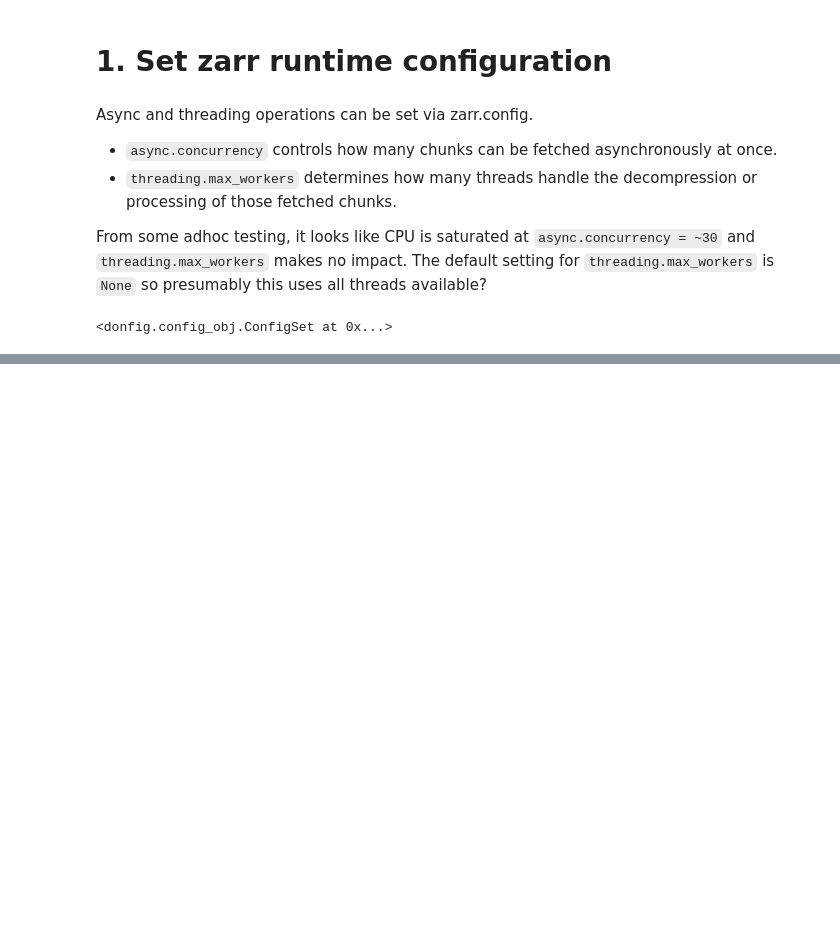
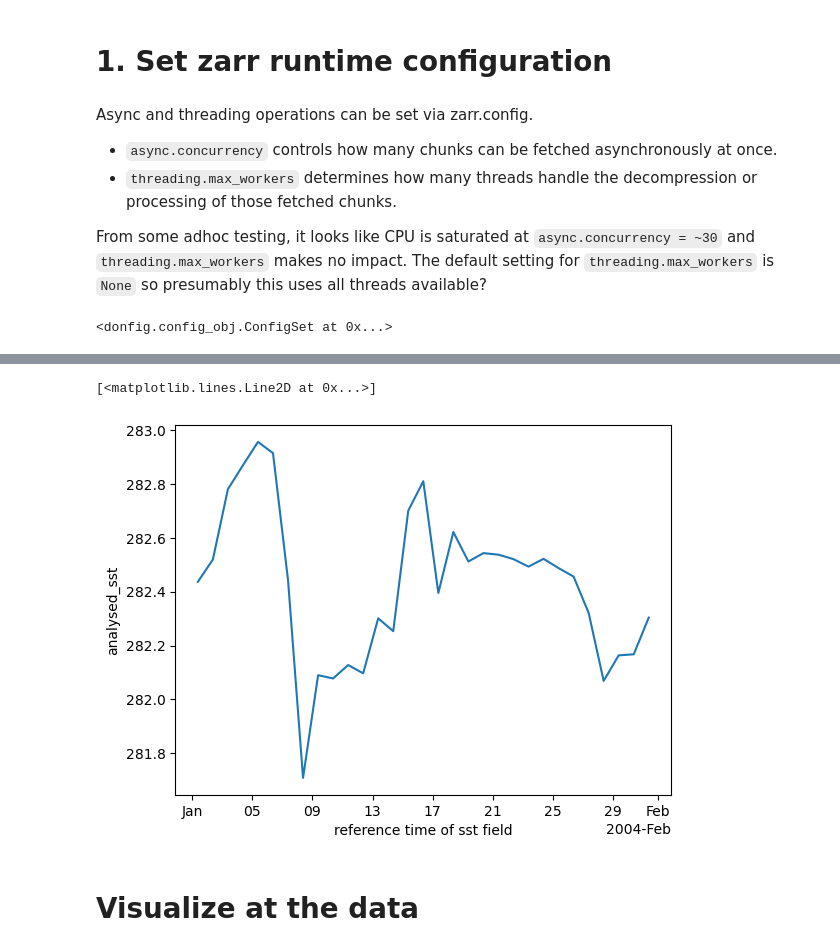
Before and after one commit to earth-mover/icechunk-nasa, a Jupyter notebook: notebooks/mur-sst/read_virtual.ipynb, the cells around one changed output, grey strips where cells are left out. Cells and saved outputs as stored; diff of their text form; code cells hidden in the pictures; blank space fills up the shorter version.

```diff
--- a/notebooks/mur-sst/read_virtual.ipynb
+++ b/notebooks/mur-sst/read_virtual.ipynb
@@ -203,0 +270,6 @@ Wall time: 142 ms
+# %%
+%%time
+dates = ["2004-01-01", "2004-01-31"]
+fs_read = fsspec.filesystem("s3", anon=False, skip_instance_cache=True)
+og_files = helpers.list_mur_sst_files(start_date=dates[0], end_date=dates[1])
+og_ds = xr.open_mfdataset([fs_read.open(f) for f in og_files], parallel=True)
@@ -203,0 +279,3 @@ Wall time: 142 ms
+# %%
+%%time
+og_data = og_ds.analysed_sst.sel(lat=slice(*lat_range), lon=slice(*lon_range)).mean(["lat", "lon"]).load()
@@ -203,0 +285,4 @@ Wall time: 142 ms
+# %%
+%%time
+og_data.plot()
+# %% [output]
@@ -203,0 +291,4 @@ Wall time: 142 ms
+[<matplotlib.lines.Line2D at 0x...>]
+[figure, added]
+# %% [markdown]
+# Visualize at the data
```
Also changed, not shown: parts of 39 cells of this notebook, 6 other files.
